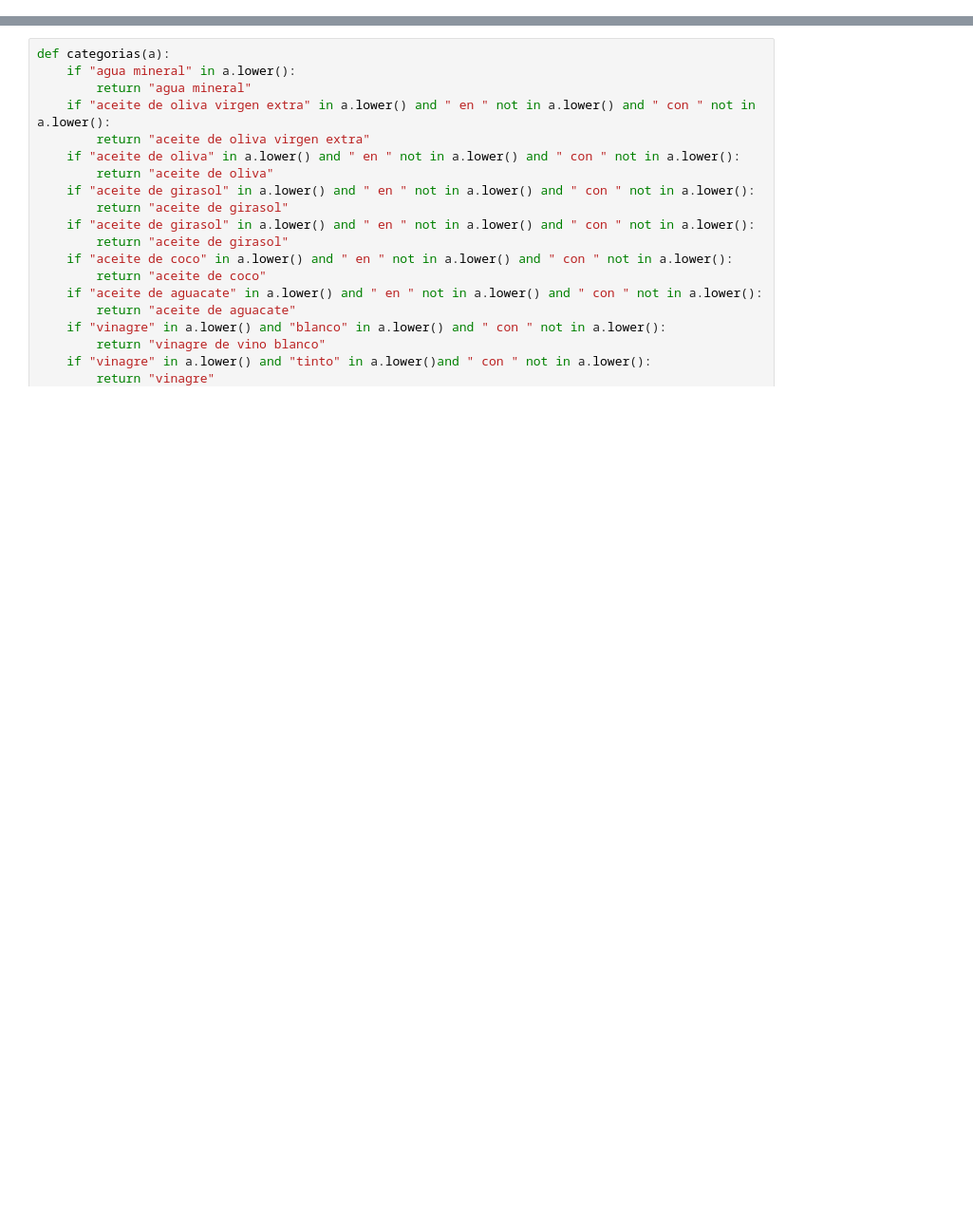
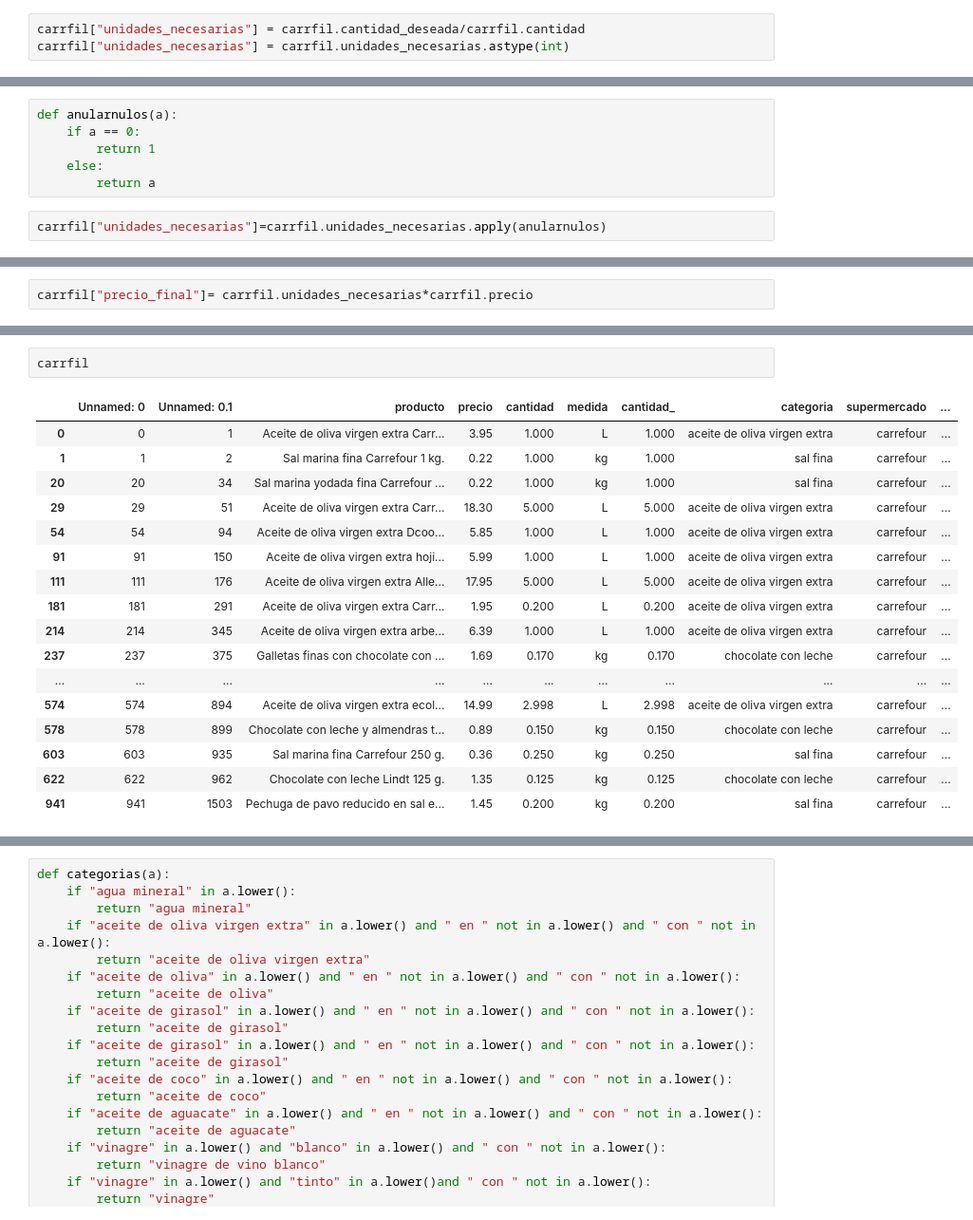
Before and after one commit to silviarico/Mi-Super-Cheap, a Jupyter notebook: limpieza_stream/old/Untitled.ipynb, the cells around one changed output, grey strips where cells are left out. Shown: that part at 95% size. Drawn from its saved outputs; the diff is of its cells as text; blank space fills up the shorter version.

```diff
--- a/limpieza_stream/old/Untitled.ipynb
+++ b/limpieza_stream/old/Untitled.ipynb
@@ -0,0 +54,3 @@
+# %%
+carrfil["unidades_necesarias"] = carrfil.cantidad_deseada/carrfil.cantidad
+carrfil["unidades_necesarias"] = carrfil.unidades_necesarias.astype(int)
@@ -0,0 +68,8 @@
+# %%
+def anularnulos(a):
+    if a == 0:
+        return 1
+    else:
+        return a
+# %%
+carrfil["unidades_necesarias"]=carrfil.unidades_necesarias.apply(anularnulos)
@@ -0,0 +82,2 @@
+# %%
+carrfil["precio_final"]= carrfil.unidades_necesarias*carrfil.precio
@@ -0,0 +106,20 @@
+# %%
+carrfil
+# %% [output]
+|  | Unnamed: 0 | Unnamed: 0.1 | producto | precio | cantidad | medida | cantidad_ | categoria | supermercado | ... |
+| 0 | 0 | 1 | Aceite de oliva virgen extra Carr... | 3.95 | 1.000 | L | 1.000 | aceite de oliva virgen extra | carrefour | ... |
+| 1 | 1 | 2 | Sal marina fina Carrefour 1 kg. | 0.22 | 1.000 | kg | 1.000 | sal fina | carrefour | ... |
+| 20 | 20 | 34 | Sal marina yodada fina Carrefour ... | 0.22 | 1.000 | kg | 1.000 | sal fina | carrefour | ... |
+| 29 | 29 | 51 | Aceite de oliva virgen extra Carr... | 18.30 | 5.000 | L | 5.000 | aceite de oliva virgen extra | carrefour | ... |
+| 54 | 54 | 94 | Aceite de oliva virgen extra Dcoo... | 5.85 | 1.000 | L | 1.000 | aceite de oliva virgen extra | carrefour | ... |
+| 91 | 91 | 150 | Aceite de oliva virgen extra hoji... | 5.99 | 1.000 | L | 1.000 | aceite de oliva virgen extra | carrefour | ... |
+| 111 | 111 | 176 | Aceite de oliva virgen extra Alle... | 17.95 | 5.000 | L | 5.000 | aceite de oliva virgen extra | carrefour | ... |
+| 181 | 181 | 291 | Aceite de oliva virgen extra Carr... | 1.95 | 0.200 | L | 0.200 | aceite de oliva virgen extra | carrefour | ... |
+| 214 | 214 | 345 | Aceite de oliva virgen extra arbe... | 6.39 | 1.000 | L | 1.000 | aceite de oliva virgen extra | carrefour | ... |
+| 237 | 237 | 375 | Galletas finas con chocolate con ... | 1.69 | 0.170 | kg | 0.170 | chocolate con leche | carrefour | ... |
+| ... | ... | ... | ... | ... | ... | ... | ... | ... | ... | ... |
+| 574 | 574 | 894 | Aceite de oliva virgen extra ecol... | 14.99 | 2.998 | L | 2.998 | aceite de oliva virgen extra | carrefour | ... |
+| 578 | 578 | 899 | Chocolate con leche y almendras t... | 0.89 | 0.150 | kg | 0.150 | chocolate con leche | carrefour | ... |
+| 603 | 603 | 935 | Sal marina fina Carrefour 250 g. | 0.36 | 0.250 | kg | 0.250 | sal fina | carrefour | ... |
+| 622 | 622 | 962 | Chocolate con leche Lindt 125 g. | 1.35 | 0.125 | kg | 0.125 | chocolate con leche | carrefour | ... |
+| 941 | 941 | 1503 | Pechuga de pavo reducido en sal e... | 1.45 | 0.200 | kg | 0.200 | sal fina | carrefour | ... |
```
Also changed, not shown: parts of 20 cells of this notebook, 9 other files.
